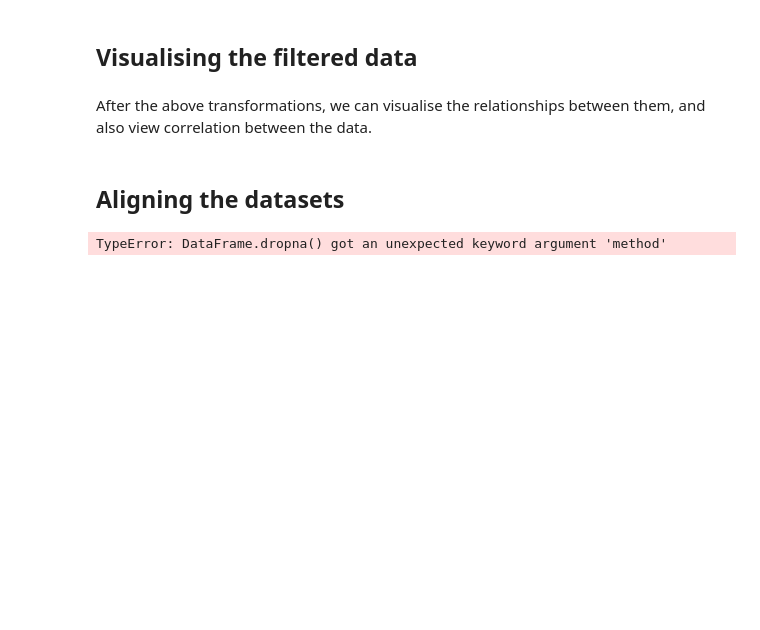
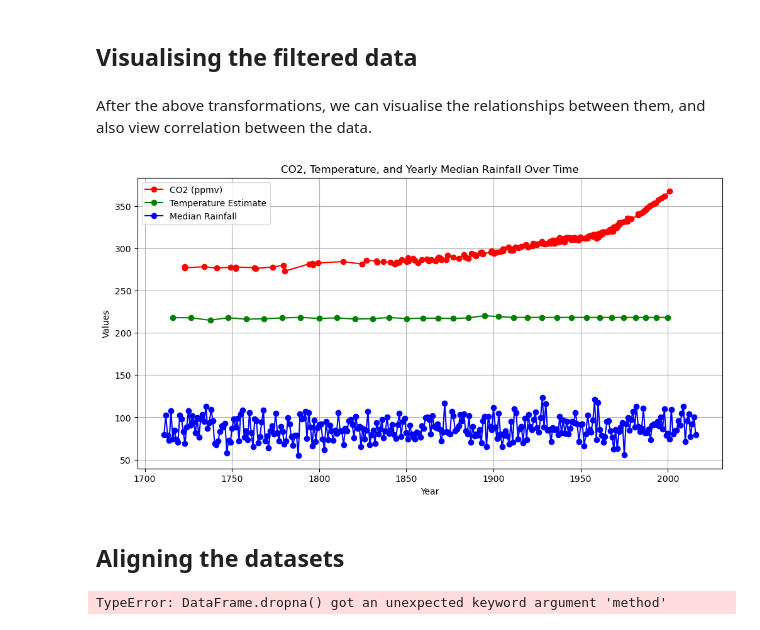
Before and after one commit to nexlanglxm/climate-data-analysis, a Jupyter notebook: project2/project.ipynb, the cells around one changed output. Drawn from its saved outputs; the diff is of its cells as text; code cells hidden in the pictures; blank space fills up the shorter version.

Commit message:
plotting the filtered datasets

```diff
--- a/project2/project.ipynb
+++ b/project2/project.ipynb
@@ -396,6 +396,35 @@ filtered_temp.to_csv('./data/temp/generated/filtered_temp.csv', index=False)
 ## Visualising the filtered data
 # %% [markdown]
 After the above transformations, we can visualise the relationships between them, and also view correlation between the data.
+# %%
+yearco2 = filtered_co2['Actual Year']
+yeartemp = filtered_temp['Actual Year']
+yearrain = yearly_median_rainfall_dataset['Year']
+
+fig, ax = plt.subplots(figsize=(12, 6))
+
+# Plotting CO2 data against year
+plt.plot(yearco2, filtered_co2['CO2 (ppmv)'], marker='o', linestyle='-', color='red', label='CO2 (ppmv)')
+
+# Plotting temperature data against year
+plt.plot(yeartemp, filtered_temp['temp'], marker='o', linestyle='-', color='green', label='Temperature Estimate')
+
+# Plotting yearly median rainfall against year
+plt.plot(yearrain, yearly_median_rainfall_dataset['Median rainfall'], marker='o', linestyle='-', color='blue', label='Median Rainfall')
+
+# Set labels and title
+ax.set_xlabel('Year')
+ax.set_ylabel('Values')
+ax.set_title('CO2, Temperature, and Yearly Median Rainfall Over Time')
+
+# Display legend
+ax.legend()
+
+# Show plot
+plt.grid(True)
+plt.show()
+# %% [output]
+[figure, added]
 # %% [markdown]
 ## Aligning the datasets
 # %%
```
Also changed, not shown: parts of 2 cells of this notebook.
